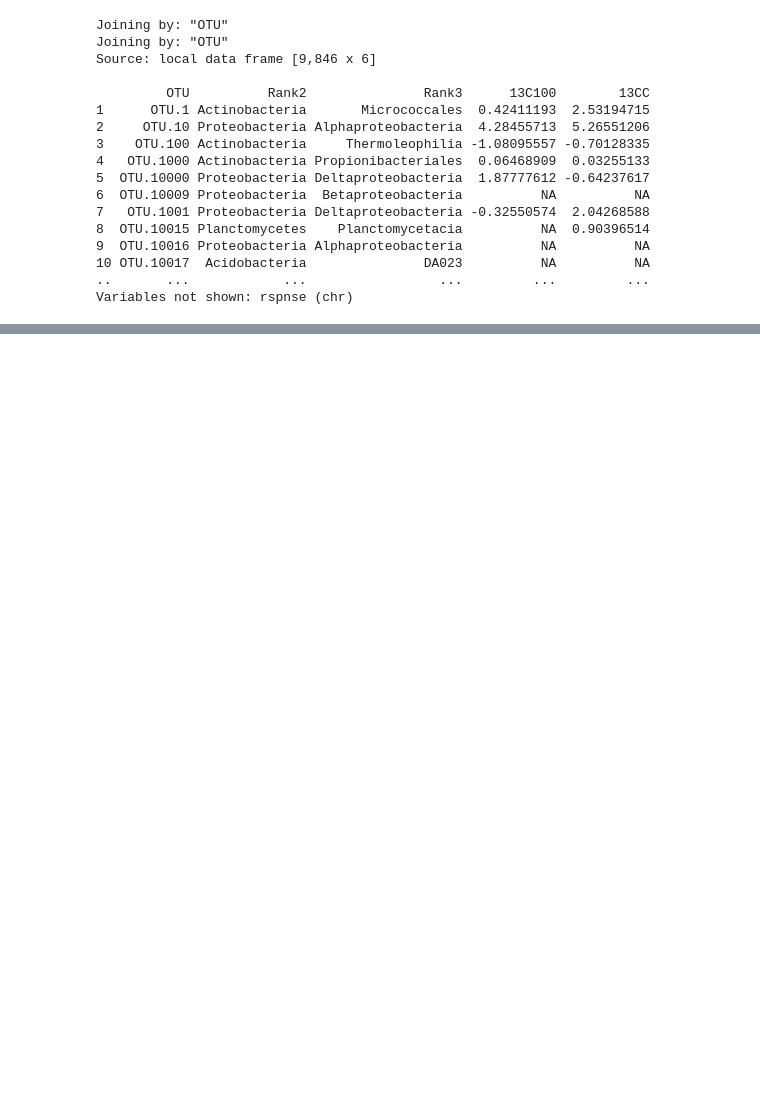
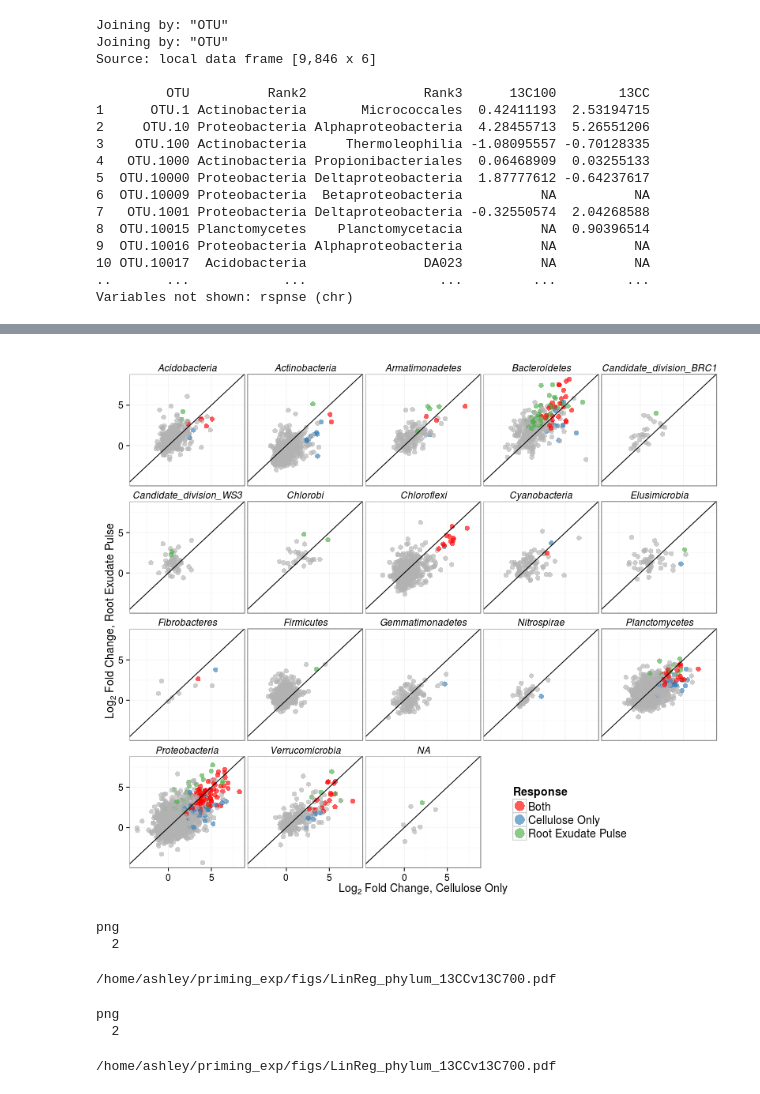
Before and after one commit to acampbellina/priming, a Jupyter notebook: LinReg_phylum.ipynb, the cells around one changed output, grey strips where cells are left out. Drawn from its saved outputs; the diff is of its cells as text; code cells hidden in the pictures; blank space fills up the shorter version.

```diff
--- a/LinReg_phylum.ipynb
+++ b/LinReg_phylum.ipynb
@@ -234,0 +368,14 @@ p
+# %%
+%%R
+df.700 = l2fc.all %>%
+        filter(Treatment %in% c("13CC", "13C700")) %>%
+        left_join(df.rspndrs) %>%
+        group_by(Rank2) %>%
+        mutate(phylum.rspnse = ifelse(sum(!is.na(rspnse)) > 0, "rspndr", "none")) %>%
+        filter(phylum.rspnse == "rspndr") %>%
+        group_by(OTU, Rank2, Rank3, Treatment) %>%
+        summarize(max.l2fc = max(log2FoldChange, na.rm = TRUE)) %>%
+        group_by() %>%
+        spread(Treatment, max.l2fc) %>%
+        left_join(df.rspndrs)
+print(df.700)
@@ -234,0 +400,62 @@ p
+# %%
+%%R -w 800 -h 700
+FDR = 0.10
+
+colours = c("red", "#377eb8", "#4daf4a")
+
+p3 = ggplot(df.700, aes(x = `13CC`, y = `13C700`, color = rspnse))
+
+#p = p + scale_color_manual(values = c("black", "red"))
+
+p3 = p3 + facet_wrap(~Rank2)
+
+p3 = p3 + geom_point(size = 3, alpha = 0.65)
+
+p3 = p3 + geom_abline(intercept = 0)
+
+p3 = p3 + scale_color_manual(values = colours, na.value = "grey70")
+
+p3 = p3 + theme_bw()
+
+p3 = p3 + labs(color = "Response")
+
+p3 = p3 + labs(y = expression(paste("", Log[2]," Fold Change,"," Root Exudate Pulse",sep="")),
+             x = expression(paste("", Log[2]," Fold Change,"," Cellulose Only",sep="")))
+
+
+p3 = p3 + theme(strip.background = element_blank(),
+              strip.text = element_text(size = 12, face = "italic"),
+              axis.text = element_text(size = 12),
+              axis.title = element_text(size = 14),
+              legend.title = element_text(size = 14),
+              legend.text = element_text(size = 14),
+              legend.position=c(0.75,0.11))
+p3 = p3 + guides(color = guide_legend(override.aes = list(size = 6)))
+
+p3
+# %% [output]
+[figure, added]
+# %%
+%%R
+pdf("figs/LinReg_phylum_13CCv13C700.pdf", width = 9, height = 9)
+grid.arrange(p3, ncol=1)
+dev.off()
+# %% [output]
+png
+  2
+# %%
+FileLink("figs/LinReg_phylum_13CCv13C700.pdf")
+# %% [output]
+/home/ashley/priming_exp/figs/LinReg_phylum_13CCv13C700.pdf
+# %%
+%%R
+png("figs/LinReg_phylum_13CCv13C700.png", width = 9, height = 9, units = "in", res = 600)
+grid.arrange(p3, ncol = 1)
+dev.off()
+# %% [output]
+png
+  2
+# %%
+FileLink("figs/LinReg_phylum_13CCv13C700.pdf")
+# %% [output]
+/home/ashley/priming_exp/figs/LinReg_phylum_13CCv13C700.pdf
```
Also changed, not shown: parts of 11 cells of this notebook.
